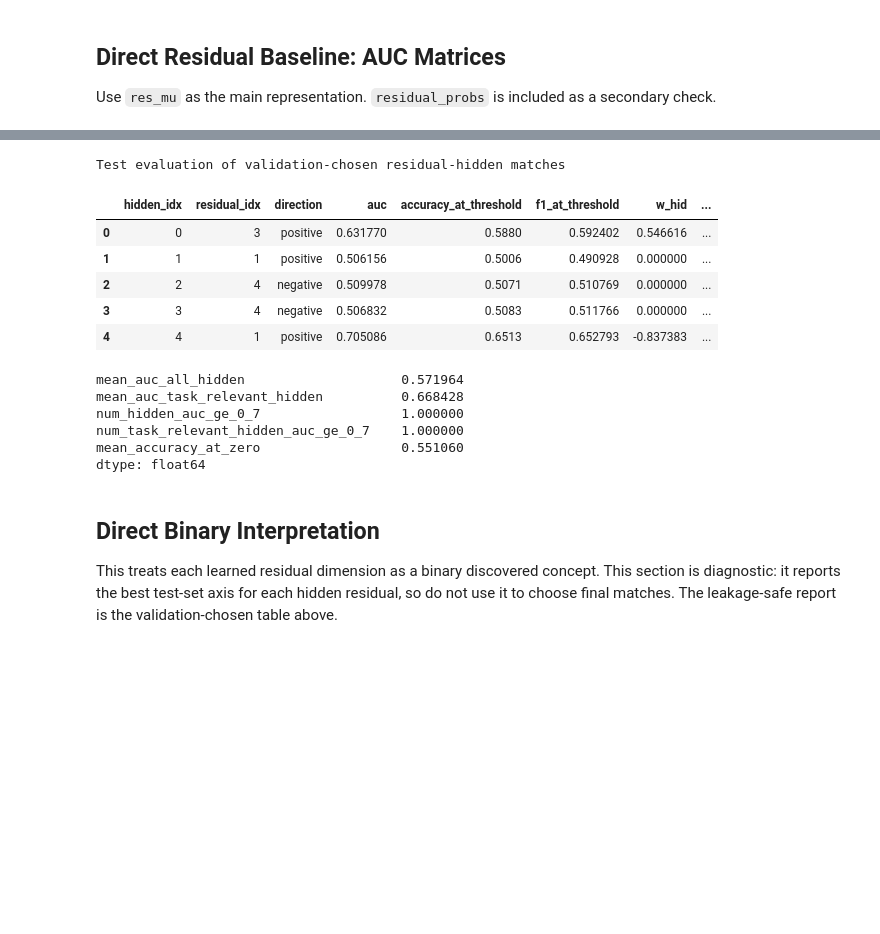
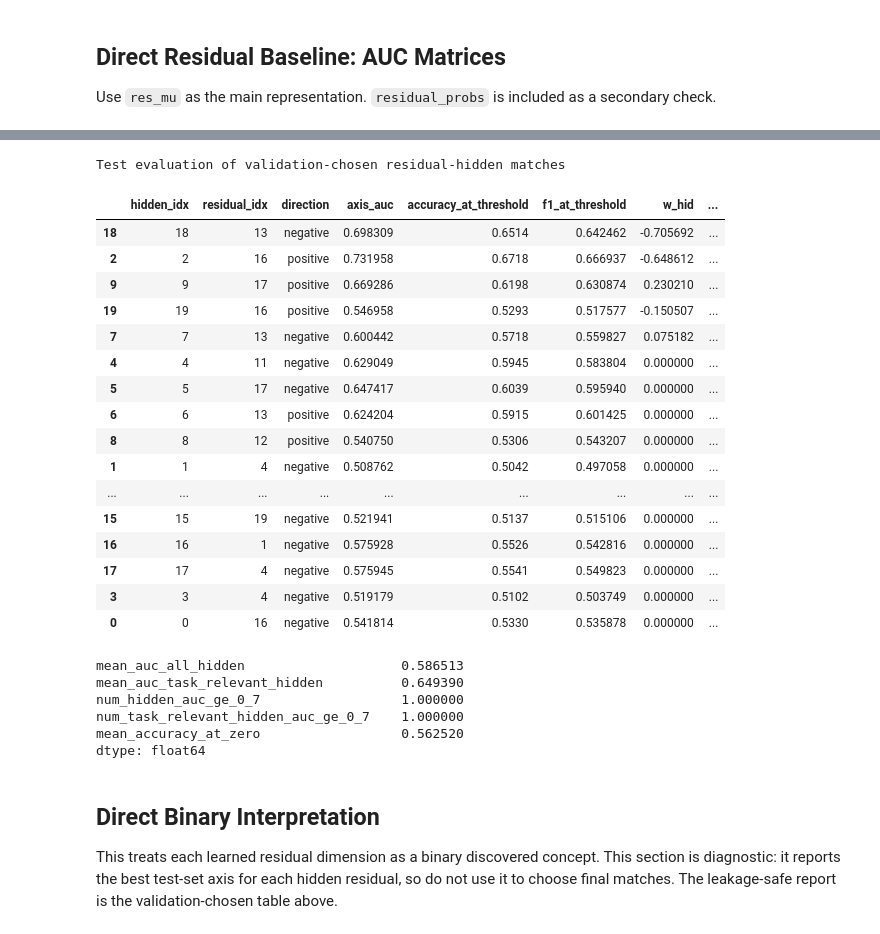
Before and after one commit to stephenmarcou/SCBM_implementation, a Jupyter notebook: residual_direct_baseline_checks.ipynb, the cells around one changed output, grey strips where cells are left out. Drawn from its saved outputs; the diff is of its cells as text; code cells hidden in the pictures; blank space fills up the shorter version.

```diff
--- a/residual_direct_baseline_checks.ipynb
+++ b/residual_direct_baseline_checks.ipynb
@@ -366,36 +603,70 @@ match_comparison
 # %%
+# Evaluate the validation-chosen raw residual/hidden matches on the held-out test split.
 test_eval = evaluate_fixed_matches(
     splits["test"]["res_mu"],
     splits["test"]["hidden_residuals"],
     matches_val,
     threshold=0.0,
 )
-test_eval = add_task_relevance(test_eval, splits["test"]["w_hid"])
+
+# Build one canonical hidden-concept relevance table for the rest of the notebook.
+# Primary task relevance is abs(w_hid); the extra columns are descriptive diagnostics.
+relevance = hidden_relevance_table(splits["test"], EXPERIMENT_PATH)
+
+# Canonical raw-axis recovery table used by downstream comparison cells.
+# Rename auc -> axis_auc so the column name is explicit when compared to probes/SAE.
+recovery_eval = (
+    attach_relevance(test_eval, relevance)
+    .rename(columns={"auc": "axis_auc"})
+    .sort_values("rank_abs_w")
+)
+recovery_eval["task_relevant"] = recovery_eval["abs_w_hid"] > 1e-8
 
 print("Test evaluation of validation-chosen residual-hidden matches")
-display(test_eval)
+display(recovery_eval[[
+    "hidden_idx",
+    "residual_idx",
+    "direction",
+    "axis_auc",
+    "accuracy_at_threshold",
+    "f1_at_threshold",
+    "w_hid",
+    "abs_w_hid",
+    "task_relevant",
+]])
 
 summary = pd.Series({
-    "mean_auc_all_hidden": test_eval["auc"].mean(),
-    "mean_auc_task_relevant_hidden": test_eval.loc[test_eval["task_relevant"], "auc"].mean(),
-    "num_hidden_auc_ge_0_7": int((test_eval["auc"] >= 0.7).sum()),
-    "num_task_relevant_hidden_auc_ge_0_7": int(((test_eval["auc"] >= 0.7) & test_eval["task_relevant"]).sum()),
-    "mean_accuracy_at_zero": test_eval["accuracy_at_threshold"].mean(),
+    "mean_auc_all_hidden": recovery_eval["axis_auc"].mean(),
+    "mean_auc_task_relevant_hidden": recovery_eval.loc[recovery_eval["abs_w_hid"] > 1e-8, "axis_auc"].mean(),
+    "num_hidden_auc_ge_0_7": int((recovery_eval["axis_auc"] >= 0.7).sum()),
+    "num_task_relevant_hidden_auc_ge_0_7": int(((recovery_eval["axis_auc"] >= 0.7) & (recovery_eval["abs_w_hid"] > 1e-8)).sum()),
+    "mean_accuracy_at_zero": recovery_eval["accuracy_at_threshold"].mean(),
 })
 summary
 # %% [output]
 Test evaluation of validation-chosen residual-hidden matches
-|  | hidden_idx | residual_idx | direction | auc | accuracy_at_threshold | f1_at_threshold | w_hid | ... |
-| 0 | 0 | 3 | positive | 0.631770 | 0.5880 | 0.592402 | 0.546616 | ... |
-| 1 | 1 | 1 | positive | 0.506156 | 0.5006 | 0.490928 | 0.000000 | ... |
-| 2 | 2 | 4 | negative | 0.509978 | 0.5071 | 0.510769 | 0.000000 | ... |
-| 3 | 3 | 4 | negative | 0.506832 | 0.5083 | 0.511766 | 0.000000 | ... |
-| 4 | 4 | 1 | positive | 0.705086 | 0.6513 | 0.652793 | -0.837383 | ... |
+|  | hidden_idx | residual_idx | direction | axis_auc | accuracy_at_threshold | f1_at_threshold | w_hid | ... |
+| 18 | 18 | 13 | negative | 0.698309 | 0.6514 | 0.642462 | -0.705692 | ... |
+| 2 | 2 | 16 | positive | 0.731958 | 0.6718 | 0.666937 | -0.648612 | ... |
+| 9 | 9 | 17 | positive | 0.669286 | 0.6198 | 0.630874 | 0.230210 | ... |
+| 19 | 19 | 16 | positive | 0.546958 | 0.5293 | 0.517577 | -0.150507 | ... |
+| 7 | 7 | 13 | negative | 0.600442 | 0.5718 | 0.559827 | 0.075182 | ... |
+| 4 | 4 | 11 | negative | 0.629049 | 0.5945 | 0.583804 | 0.000000 | ... |
+| 5 | 5 | 17 | negative | 0.647417 | 0.6039 | 0.595940 | 0.000000 | ... |
+| 6 | 6 | 13 | positive | 0.624204 | 0.5915 | 0.601425 | 0.000000 | ... |
+| 8 | 8 | 12 | positive | 0.540750 | 0.5306 | 0.543207 | 0.000000 | ... |
+| 1 | 1 | 4 | negative | 0.508762 | 0.5042 | 0.497058 | 0.000000 | ... |
+| ... | ... | ... | ... | ... | ... | ... | ... | ... |
+| 15 | 15 | 19 | negative | 0.521941 | 0.5137 | 0.515106 | 0.000000 | ... |
+| 16 | 16 | 1 | negative | 0.575928 | 0.5526 | 0.542816 | 0.000000 | ... |
+| 17 | 17 | 4 | negative | 0.575945 | 0.5541 | 0.549823 | 0.000000 | ... |
+| 3 | 3 | 4 | negative | 0.519179 | 0.5102 | 0.503749 | 0.000000 | ... |
+| 0 | 0 | 16 | negative | 0.541814 | 0.5330 | 0.535878 | 0.000000 | ... |
-mean_auc_all_hidden                    0.571964
-mean_auc_task_relevant_hidden          0.668428
+mean_auc_all_hidden                    0.586513
+mean_auc_task_relevant_hidden          0.649390
 num_hidden_auc_ge_0_7                  1.000000
 num_task_relevant_hidden_auc_ge_0_7    1.000000
-mean_accuracy_at_zero                  0.551060
+mean_accuracy_at_zero                  0.562520
 dtype: float64
 # %% [markdown]
 ## Direct Binary Interpretation
```
Also changed, not shown: parts of 26 cells of this notebook, 3 other files.
